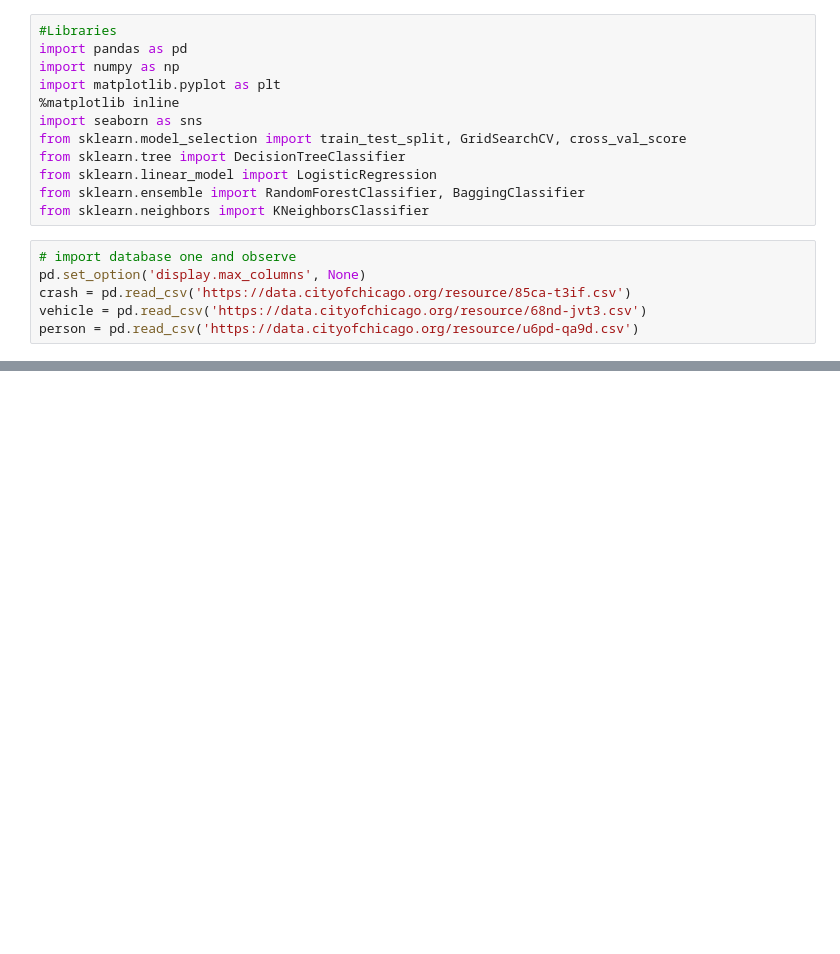
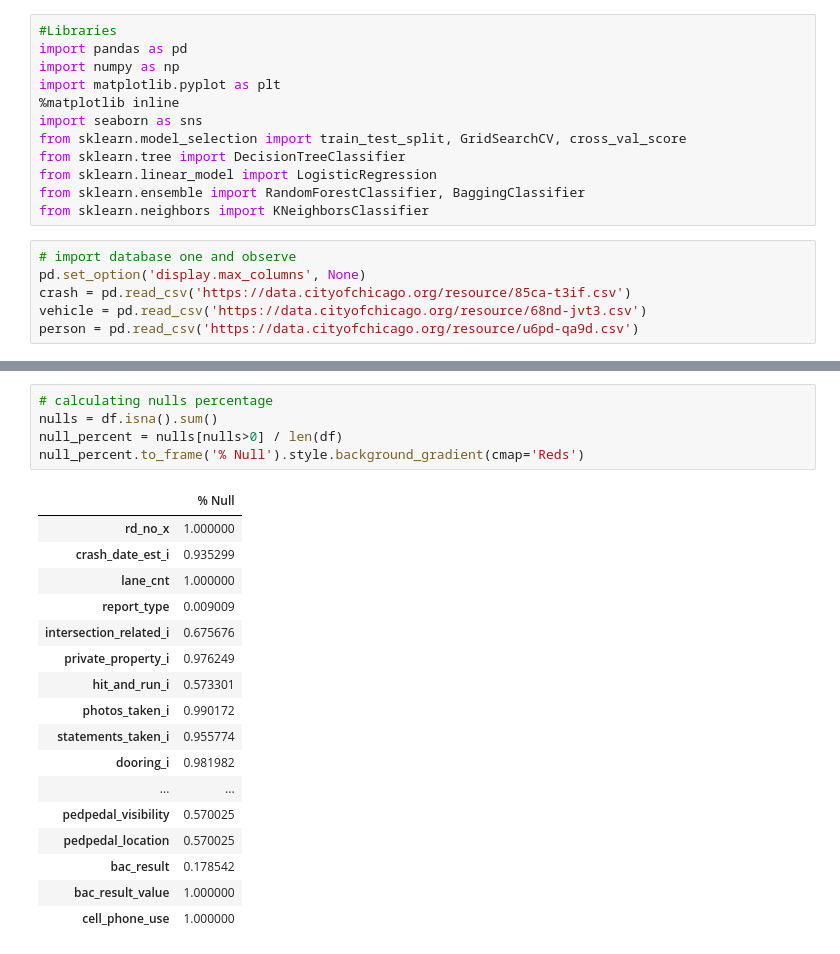
Before and after one commit to Ivan3864/dsc-Accidents-analysis, a Jupyter notebook: notebook.ipynb, the cells around one changed output, grey strips where cells are left out. Saved outputs shown, nothing was run; the diff lists cells and outputs as text; blank space fills up the shorter version.

```diff
--- a/notebook.ipynb
+++ b/notebook.ipynb
@@ -32,0 +50,23 @@ df.head()
+# %%
+# calculating nulls percentage
+nulls = df.isna().sum()
+null_percent = nulls[nulls>0] / len(df)
+null_percent.to_frame('% Null').style.background_gradient(cmap='Reds')
+# %% [output]
+|  | % Null |
+| rd_no_x | 1.000000 |
+| crash_date_est_i | 0.935299 |
+| lane_cnt | 1.000000 |
+| report_type | 0.009009 |
+| intersection_related_i | 0.675676 |
+| private_property_i | 0.976249 |
+| hit_and_run_i | 0.573301 |
+| photos_taken_i | 0.990172 |
+| statements_taken_i | 0.955774 |
+| dooring_i | 0.981982 |
+| ... | ... |
+| pedpedal_visibility | 0.570025 |
+| pedpedal_location | 0.570025 |
+| bac_result | 0.178542 |
+| bac_result_value | 1.000000 |
+| cell_phone_use | 1.000000 |
```
Also changed, not shown: parts of 3 cells of this notebook.
